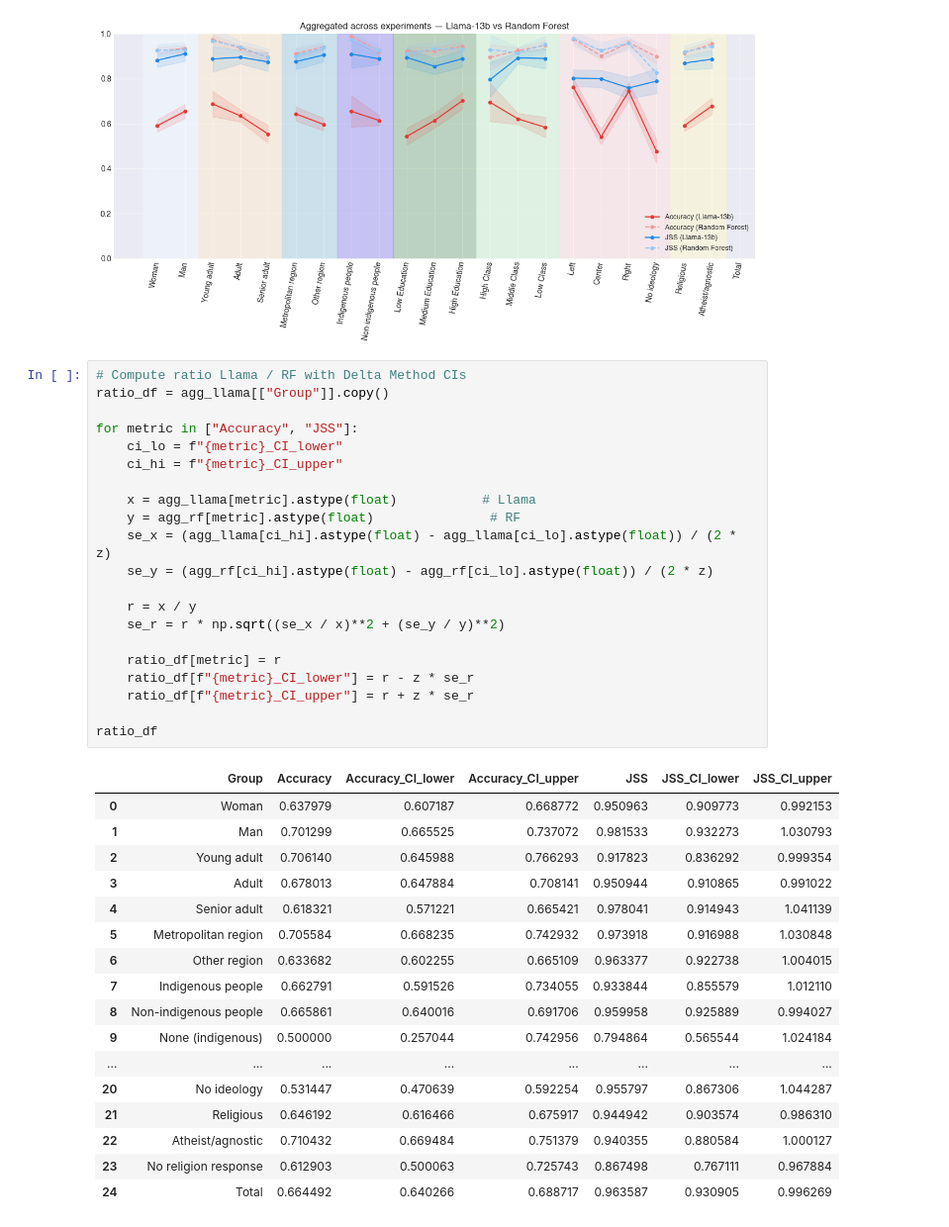
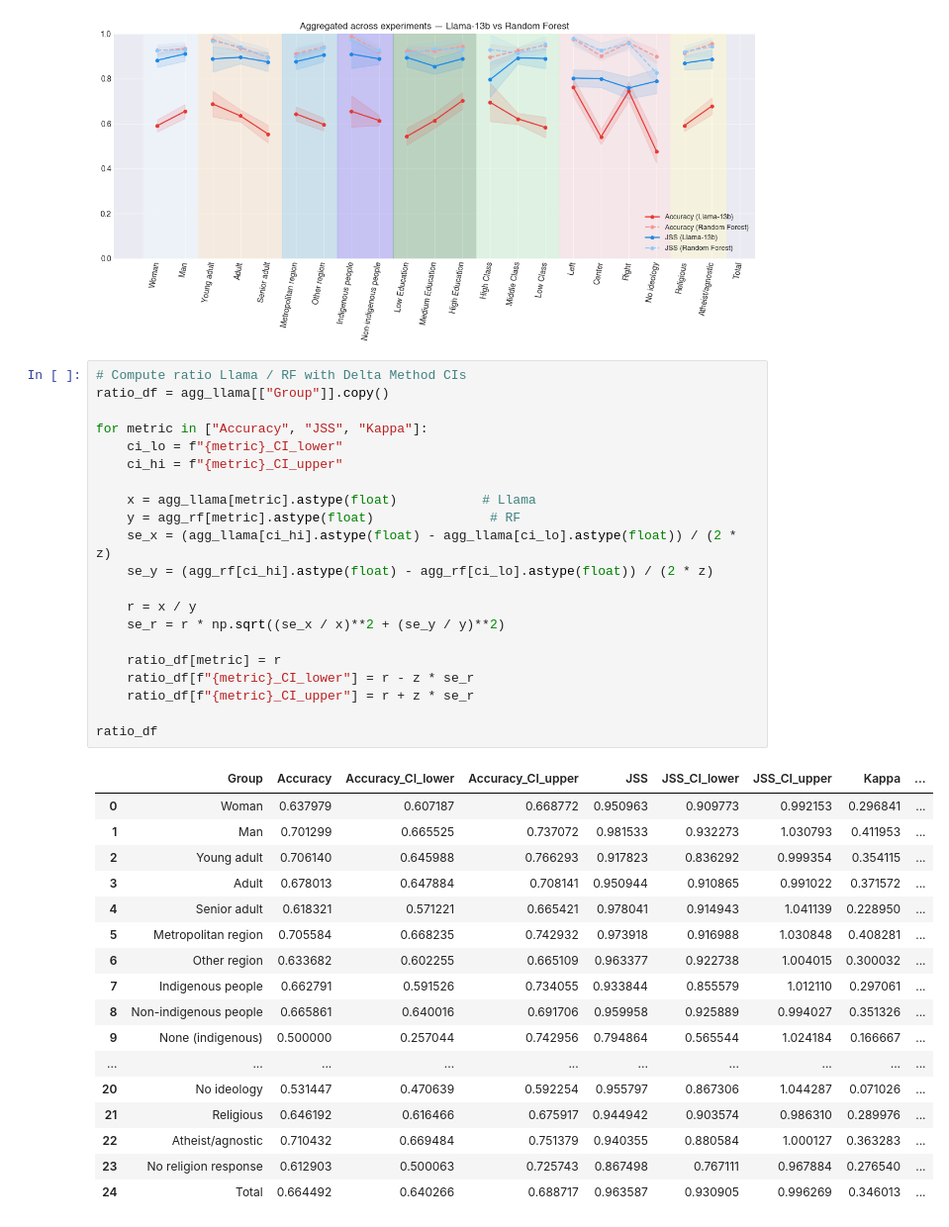
Before and after one commit to aabeliuk/fair-llm-surveys, a Jupyter notebook: Results_Analysis/Notebooks/final_plots_Chile.ipynb, the cells around one changed output. Shown at 99% size. Cells and saved outputs as stored; diff of their text form.

```diff
--- a/Results_Analysis/Notebooks/final_plots_Chile.ipynb
+++ b/Results_Analysis/Notebooks/final_plots_Chile.ipynb
@@ -453,42 +488,42 @@ plt.show()
 # %%
 # Compute ratio Llama / RF with Delta Method CIs
 ratio_df = agg_llama[["Group"]].copy()
 
-for metric in ["Accuracy", "JSS"]:
+for metric in ["Accuracy", "JSS", "Kappa"]:
     ci_lo = f"{metric}_CI_lower"
     ci_hi = f"{metric}_CI_upper"
 
     x = agg_llama[metric].astype(float)           # Llama
     y = agg_rf[metric].astype(float)               # RF
     se_x = (agg_llama[ci_hi].astype(float) - agg_llama[ci_lo].astype(float)) / (2 * z)
     se_y = (agg_rf[ci_hi].astype(float) - agg_rf[ci_lo].astype(float)) / (2 * z)
 
     r = x / y
     se_r = r * np.sqrt((se_x / x)**2 + (se_y / y)**2)
 
     ratio_df[metric] = r
     ratio_df[f"{metric}_CI_lower"] = r - z * se_r
     ratio_df[f"{metric}_CI_upper"] = r + z * se_r
 
 ratio_df
 # %% [output]
-|  | Group | Accuracy | Accuracy_CI_lower | Accuracy_CI_upper | JSS | JSS_CI_lower | JSS_CI_upper |
-| 0 | Woman | 0.637979 | 0.607187 | 0.668772 | 0.950963 | 0.909773 | 0.992153 |
-| 1 | Man | 0.701299 | 0.665525 | 0.737072 | 0.981533 | 0.932273 | 1.030793 |
-| 2 | Young adult | 0.706140 | 0.645988 | 0.766293 | 0.917823 | 0.836292 | 0.999354 |
-| 3 | Adult | 0.678013 | 0.647884 | 0.708141 | 0.950944 | 0.910865 | 0.991022 |
-| 4 | Senior adult | 0.618321 | 0.571221 | 0.665421 | 0.978041 | 0.914943 | 1.041139 |
-| 5 | Metropolitan region | 0.705584 | 0.668235 | 0.742932 | 0.973918 | 0.916988 | 1.030848 |
-| 6 | Other region | 0.633682 | 0.602255 | 0.665109 | 0.963377 | 0.922738 | 1.004015 |
-| 7 | Indigenous people | 0.662791 | 0.591526 | 0.734055 | 0.933844 | 0.855579 | 1.012110 |
-| 8 | Non-indigenous people | 0.665861 | 0.640016 | 0.691706 | 0.959958 | 0.925889 | 0.994027 |
-| 9 | None (indigenous) | 0.500000 | 0.257044 | 0.742956 | 0.794864 | 0.565544 | 1.024184 |
-| ... | ... | ... | ... | ... | ... | ... | ... |
-| 20 | No ideology | 0.531447 | 0.470639 | 0.592254 | 0.955797 | 0.867306 | 1.044287 |
-| 21 | Religious | 0.646192 | 0.616466 | 0.675917 | 0.944942 | 0.903574 | 0.986310 |
-| 22 | Atheist/agnostic | 0.710432 | 0.669484 | 0.751379 | 0.940355 | 0.880584 | 1.000127 |
-| 23 | No religion response | 0.612903 | 0.500063 | 0.725743 | 0.867498 | 0.767111 | 0.967884 |
-| 24 | Total | 0.664492 | 0.640266 | 0.688717 | 0.963587 | 0.930905 | 0.996269 |
+|  | Group | Accuracy | Accuracy_CI_lower | Accuracy_CI_upper | JSS | JSS_CI_lower | JSS_CI_upper | Kappa | ... |
+| 0 | Woman | 0.637979 | 0.607187 | 0.668772 | 0.950963 | 0.909773 | 0.992153 | 0.296841 | ... |
+| 1 | Man | 0.701299 | 0.665525 | 0.737072 | 0.981533 | 0.932273 | 1.030793 | 0.411953 | ... |
+| 2 | Young adult | 0.706140 | 0.645988 | 0.766293 | 0.917823 | 0.836292 | 0.999354 | 0.354115 | ... |
+| 3 | Adult | 0.678013 | 0.647884 | 0.708141 | 0.950944 | 0.910865 | 0.991022 | 0.371572 | ... |
+| 4 | Senior adult | 0.618321 | 0.571221 | 0.665421 | 0.978041 | 0.914943 | 1.041139 | 0.228950 | ... |
+| 5 | Metropolitan region | 0.705584 | 0.668235 | 0.742932 | 0.973918 | 0.916988 | 1.030848 | 0.408281 | ... |
+| 6 | Other region | 0.633682 | 0.602255 | 0.665109 | 0.963377 | 0.922738 | 1.004015 | 0.300032 | ... |
+| 7 | Indigenous people | 0.662791 | 0.591526 | 0.734055 | 0.933844 | 0.855579 | 1.012110 | 0.297061 | ... |
+| 8 | Non-indigenous people | 0.665861 | 0.640016 | 0.691706 | 0.959958 | 0.925889 | 0.994027 | 0.351326 | ... |
+| 9 | None (indigenous) | 0.500000 | 0.257044 | 0.742956 | 0.794864 | 0.565544 | 1.024184 | 0.166667 | ... |
+| ... | ... | ... | ... | ... | ... | ... | ... | ... | ... |
+| 20 | No ideology | 0.531447 | 0.470639 | 0.592254 | 0.955797 | 0.867306 | 1.044287 | 0.071026 | ... |
+| 21 | Religious | 0.646192 | 0.616466 | 0.675917 | 0.944942 | 0.903574 | 0.986310 | 0.289976 | ... |
+| 22 | Atheist/agnostic | 0.710432 | 0.669484 | 0.751379 | 0.940355 | 0.880584 | 1.000127 | 0.363283 | ... |
+| 23 | No religion response | 0.612903 | 0.500063 | 0.725743 | 0.867498 | 0.767111 | 0.967884 | 0.276540 | ... |
+| 24 | Total | 0.664492 | 0.640266 | 0.688717 | 0.963587 | 0.930905 | 0.996269 | 0.346013 | ... |
 # %%
 from matplotlib.transforms import ScaledTranslation
 
```
Also changed, not shown: parts of 4 cells of this notebook, 4 other files.
